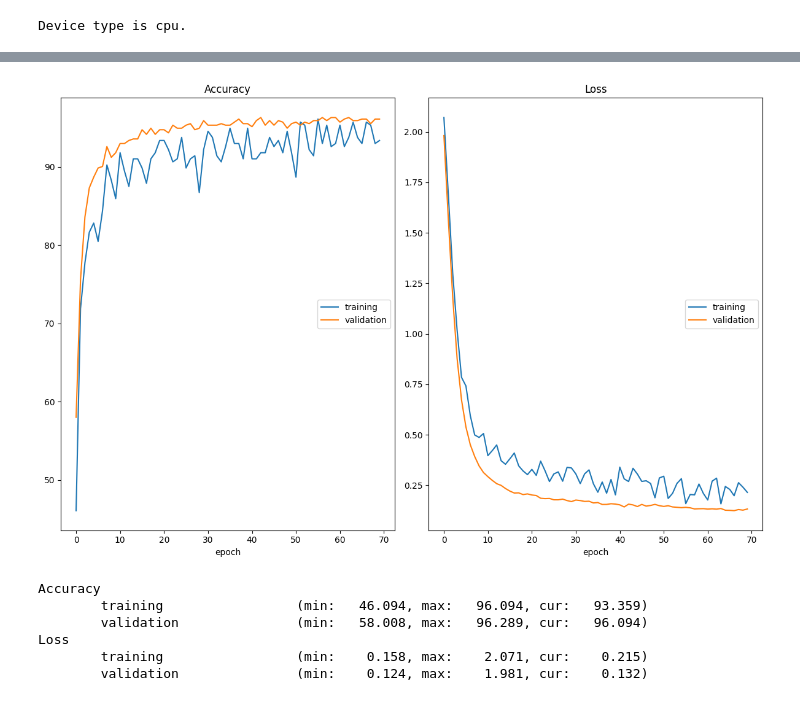
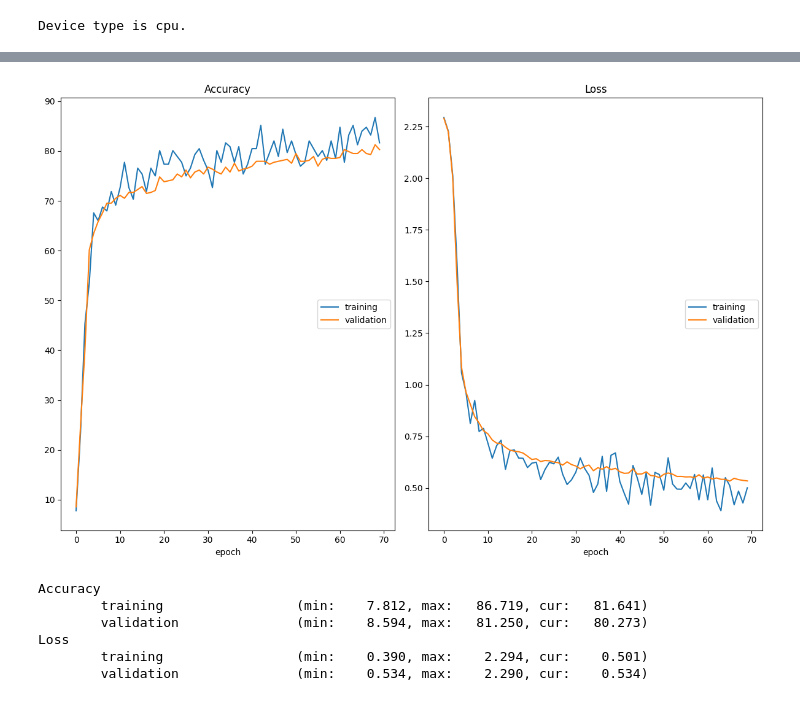
Before and after one commit to not-that-python/rlearning-pong, a Jupyter notebook: mnist.ipynb, the cells around one changed output, grey strips where cells are left out. Drawn from its saved outputs; the diff is of its cells as text; code cells hidden in the pictures.

```diff
--- a/mnist.ipynb
+++ b/mnist.ipynb
@@ -15,14 +15,14 @@ print("The classes are:", *class_names, sep = ", ")
 The classes are:, T-shirt/top, Trouser, Pullover, Dress, Coat, Sandal, Shirt, Sneaker, Bag, Ankle boot
 # %%
 train_loader = torch.utils.data.DataLoader(
-    torchvision.datasets.MNIST('data', train=True, download=True, transform=torchvision.transforms.Compose([
+    torchvision.datasets.FashionMNIST('data', train=True, download=True, transform=torchvision.transforms.Compose([
         torchvision.transforms.Resize(28),
         torchvision.transforms.ToTensor()
     ])),
 shuffle=True, batch_size=256, drop_last=True)
 
 test_loader = torch.utils.data.DataLoader(
-    torchvision.datasets.MNIST('data', train=False, download=True, transform=torchvision.transforms.Compose([
+    torchvision.datasets.FashionMNIST('data', train=False, download=True, transform=torchvision.transforms.Compose([
         torchvision.transforms.Resize(28),
         torchvision.transforms.ToTensor()
     ])),
@@ -115,7 +169,8 @@ while step < 500:
     x, gt = x.to(device), gt.to(device)
 
     # forward pass
-    x = x.view(x.size(0), -1)
+    x = x.view(x.size(0), 1, 28, 28) # for CNN
+    # x = x.view(x.size(0), -1) # for no CN layers
     output = model(x)
 
     # loss
@@ -137,41 +192,42 @@ while step < 500:
     if step % 10 == 0:
 
       # when we test, we don't need gradients
       with torch.no_grad():
 
         # beginning the loop for evaluation:
         for j, test_batch in enumerate(test_loader):
 
           # getting the input and the ground truth labels from the training set
           x, gt = test_batch
           x, gt = x.to(device), gt.to(device)
 
           # forward pass
-          x = x.view(x.size(0), -1)
+          x = x.view(x.size(0), 1, 28, 28) # for CNN
+          # x = x.view(x.size(0), -1) # for no CN layers
           output = model(x)
 
           # test loss
           test_loss = criterion(output, gt)
 
           # calculating the test accuracy
           _, argmax = torch.max(output, dim=1)
           test_accuracy = argmax.eq(gt).float().mean() * 100
 
         # logging train and test losses and accuracies
         logs['Loss'] = loss.item()
         logs['val_Loss'] = test_loss.item()
         logs['Accuracy'] = accuracy.item()
         logs['val_Accuracy'] = test_accuracy.item()
         liveloss.update(logs)
         liveloss.send()
 # %% [output]
-[figure, old version]
+[figure, new version]
 Accuracy
-        training                 (min:   46.094, max:   96.094, cur:   93.359)
-        validation               (min:   58.008, max:   96.289, cur:   96.094)
+        training                 (min:    7.812, max:   86.719, cur:   81.641)
+        validation               (min:    8.594, max:   81.250, cur:   80.273)
 Loss
-        training                 (min:    0.158, max:    2.071, cur:    0.215)
-        validation               (min:    0.124, max:    1.981, cur:    0.132)
+        training                 (min:    0.390, max:    2.294, cur:    0.501)
+        validation               (min:    0.534, max:    2.290, cur:    0.534)
 # %%
 sum(p.numel() for p in model.parameters())
 # %% [output]
```
Also changed, not shown: parts of 4 cells of this notebook, 8 other files.
